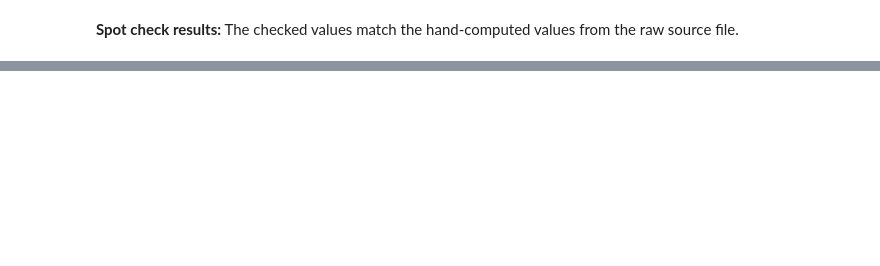
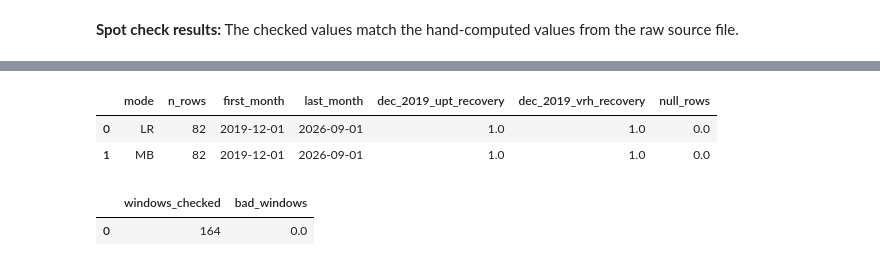
Before and after one commit to masonamp/trimet-ridership-recovery, a Jupyter notebook: notebooks/03_sql_analysis.ipynb, the cells around one changed output, grey strips where cells are left out. Saved outputs shown, nothing was run; the diff lists cells and outputs as text; code cells hidden in the pictures; blank space fills up the shorter version.

```diff
--- a/notebooks/03_sql_analysis.ipynb
+++ b/notebooks/03_sql_analysis.ipynb
@@ -156,0 +186,9 @@ con.sql(read_sql("checks/02b_check_spot.sql")).df()
+# %%
+display(query("checks/03a_check.sql"))
+display(query("checks/03b_check_window.sql"))
+# %% [output]
+|  | mode | n_rows | first_month | last_month | dec_2019_upt_recovery | dec_2019_vrh_recovery | null_rows |
+| 0 | LR | 82 | 2019-12-01 | 2026-09-01 | 1.0 | 1.0 | 0.0 |
+| 1 | MB | 82 | 2019-12-01 | 2026-09-01 | 1.0 | 1.0 | 0.0 |
+|  | windows_checked | bad_windows |
+| 0 | 164 | 0.0 |
```
Also changed, not shown: parts of 32 cells of this notebook, 1 other file.
